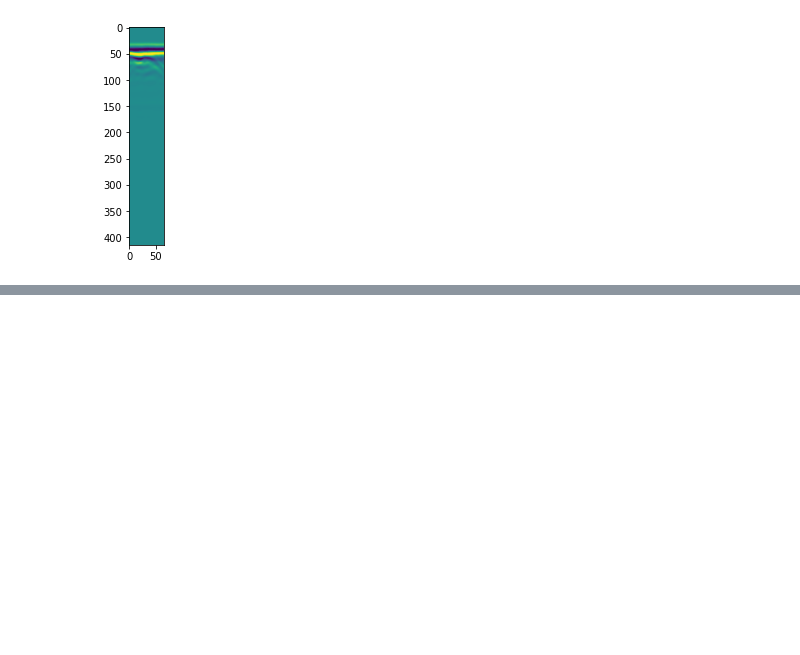
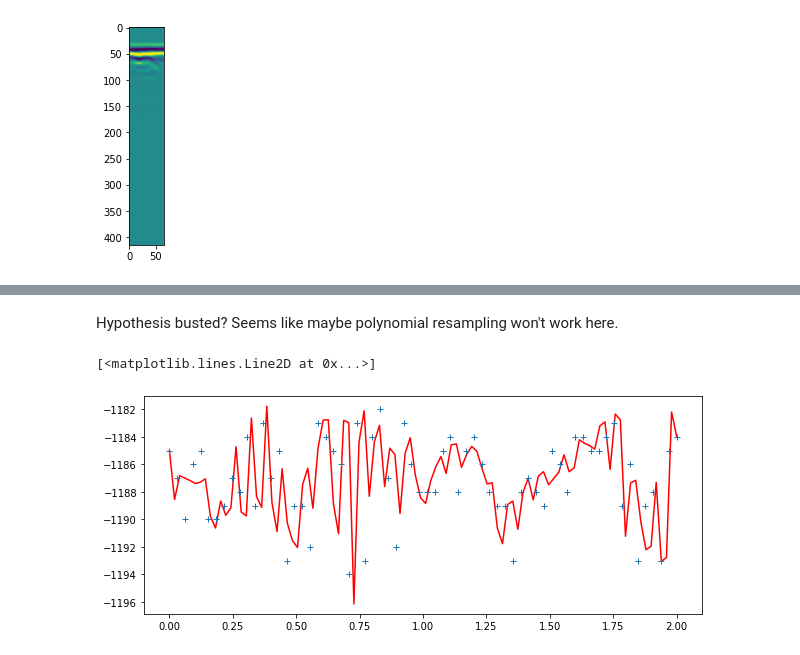
Before and after one commit to jeanruggiero/masters-thesis, a Jupyter notebook: DataExploration.ipynb, the cells around one changed output, grey strips where cells are left out. Drawn from its saved outputs; the diff is of its cells as text; code cells hidden in the pictures; blank space fills up the shorter version.

```diff
--- a/DataExploration.ipynb
+++ b/DataExploration.ipynb
@@ -112,8 +98,9 @@ Since shapes manifest themselves as parabolic curves, use second order polynomia
 # %%
 scans_per_m = 33
 meters = 2
+scans_per_m_output = 50
 
-# Select 1 m worth of scans
+# Select 2 m worth of scans
 s = d[:,0:scans_per_m * meters]
 plt.imshow(s)
 # %% [output]
@@ -121,0 +119,11 @@ plt.imshow(s)
+# %%
+x_resampled = polynomial_resample(x, meters, scans_per_m_output * meters)
+m_resampled = np.linspace(0, meters, scans_per_m_output * meters)
+# %% [markdown]
+Hypothesis busted? Seems like maybe polynomial resampling won't work here.
+# %%
+plt.plot(m_resampled, x_resampled, 'r')
+plt.plot(m, x, '+')
+# %% [output]
+[<matplotlib.lines.Line2D at 0x...>]
+[figure, added]
```
Also changed, not shown: parts of 8 cells of this notebook, 2 other files.
